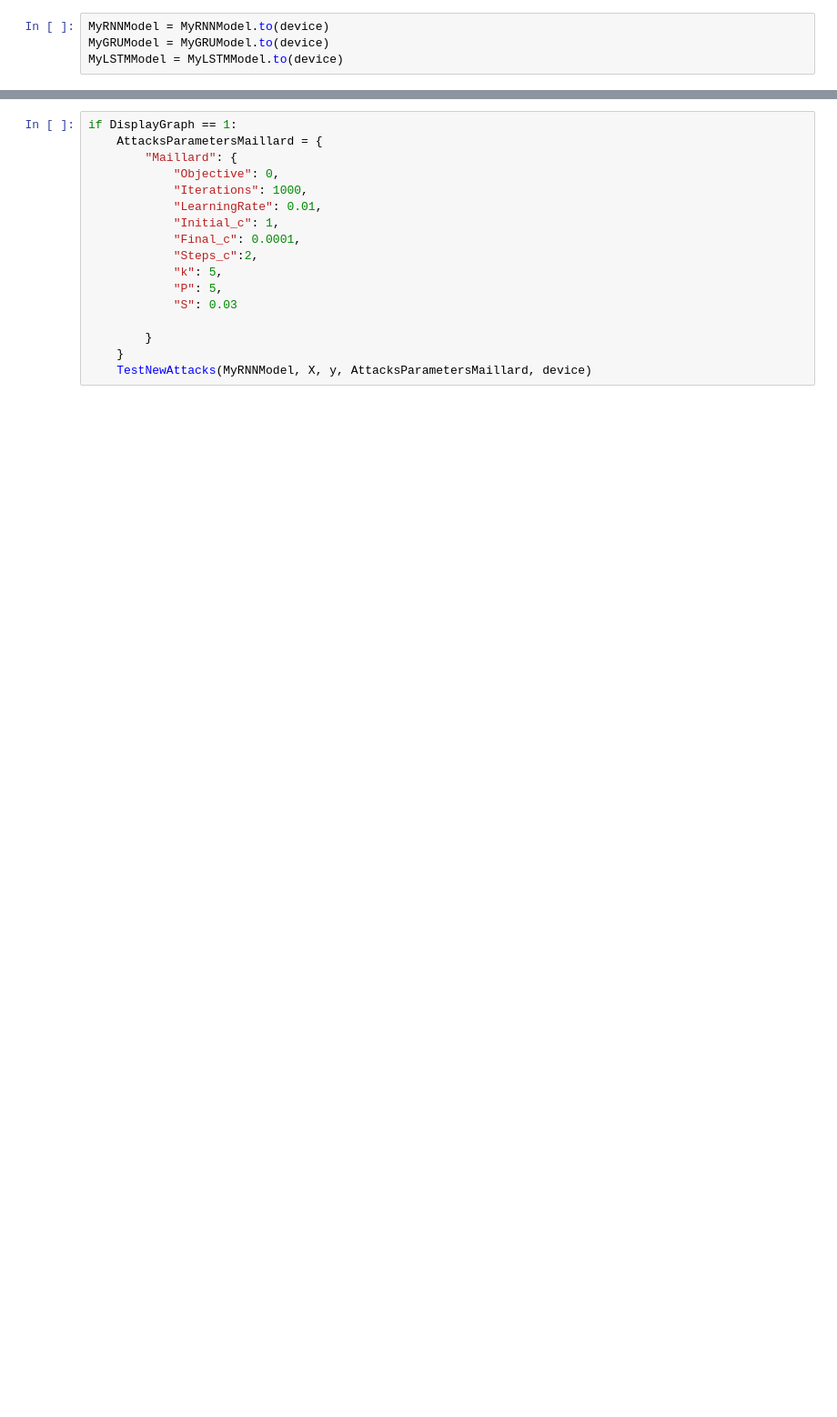
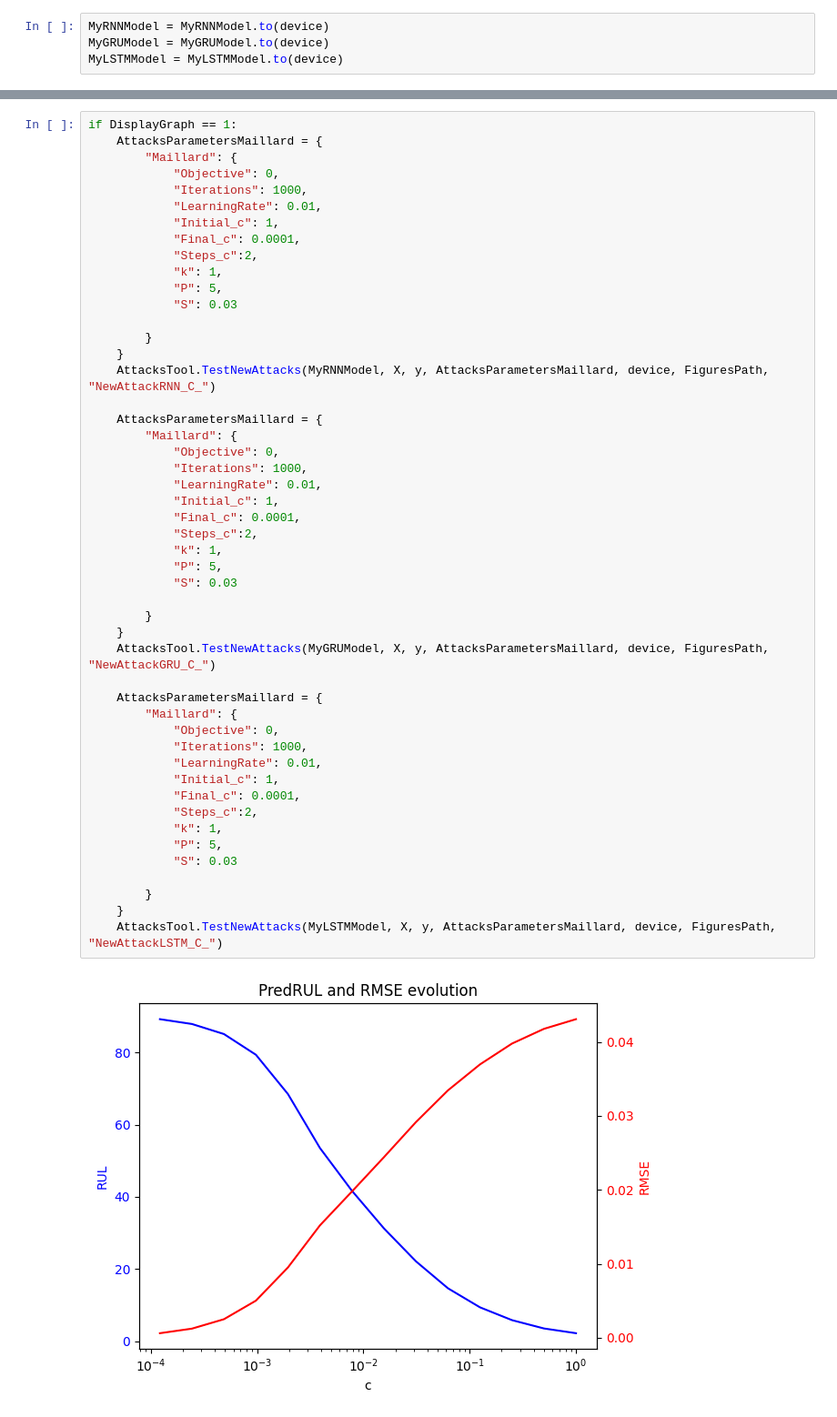
Before and after one commit to PF-Maillard/AdversarialRUL, a Jupyter notebook: Main.ipynb, the cells around one changed output, grey strips where cells are left out. Shown at 91% size. Saved outputs shown, nothing was run; the diff lists cells and outputs as text; blank space fills up the shorter version.

```diff
--- a/Main.ipynb
+++ b/Main.ipynb
@@ -521,17 +308,51 @@ if OptimizeParameters == 1:
 # %%
 if DisplayGraph == 1:
     AttacksParametersMaillard = {
         "Maillard": {
             "Objective": 0,
             "Iterations": 1000,
             "LearningRate": 0.01,
             "Initial_c": 1,
             "Final_c": 0.0001,
             "Steps_c":2,
-            "k": 5,
+            "k": 1,
             "P": 5,
             "S": 0.03
 
         }
     }
-    TestNewAttacks(MyRNNModel, X, y, AttacksParametersMaillard, device)
+    AttacksTool.TestNewAttacks(MyRNNModel, X, y, AttacksParametersMaillard, device, FiguresPath, "NewAttackRNN_C_")
+
+    AttacksParametersMaillard = {
+        "Maillard": {
+            "Objective": 0,
+            "Iterations": 1000,
+            "LearningRate": 0.01,
+            "Initial_c": 1,
+            "Final_c": 0.0001,
+            "Steps_c":2,
+            "k": 1,
+            "P": 5,
+            "S": 0.03
+
+        }
+    }
+    AttacksTool.TestNewAttacks(MyGRUModel, X, y, AttacksParametersMaillard, device, FiguresPath, "NewAttackGRU_C_")
+
+    AttacksParametersMaillard = {
+        "Maillard": {
+            "Objective": 0,
+            "Iterations": 1000,
+            "LearningRate": 0.01,
+            "Initial_c": 1,
+            "Final_c": 0.0001,
+            "Steps_c":2,
+            "k": 1,
+            "P": 5,
+            "S": 0.03
+
+        }
+    }
+    AttacksTool.TestNewAttacks(MyLSTMModel, X, y, AttacksParametersMaillard, device, FiguresPath, "NewAttackLSTM_C_")
+# %% [output]
+[figure, added]
```
Also changed, not shown: parts of 40 cells of this notebook, 3 other files.
